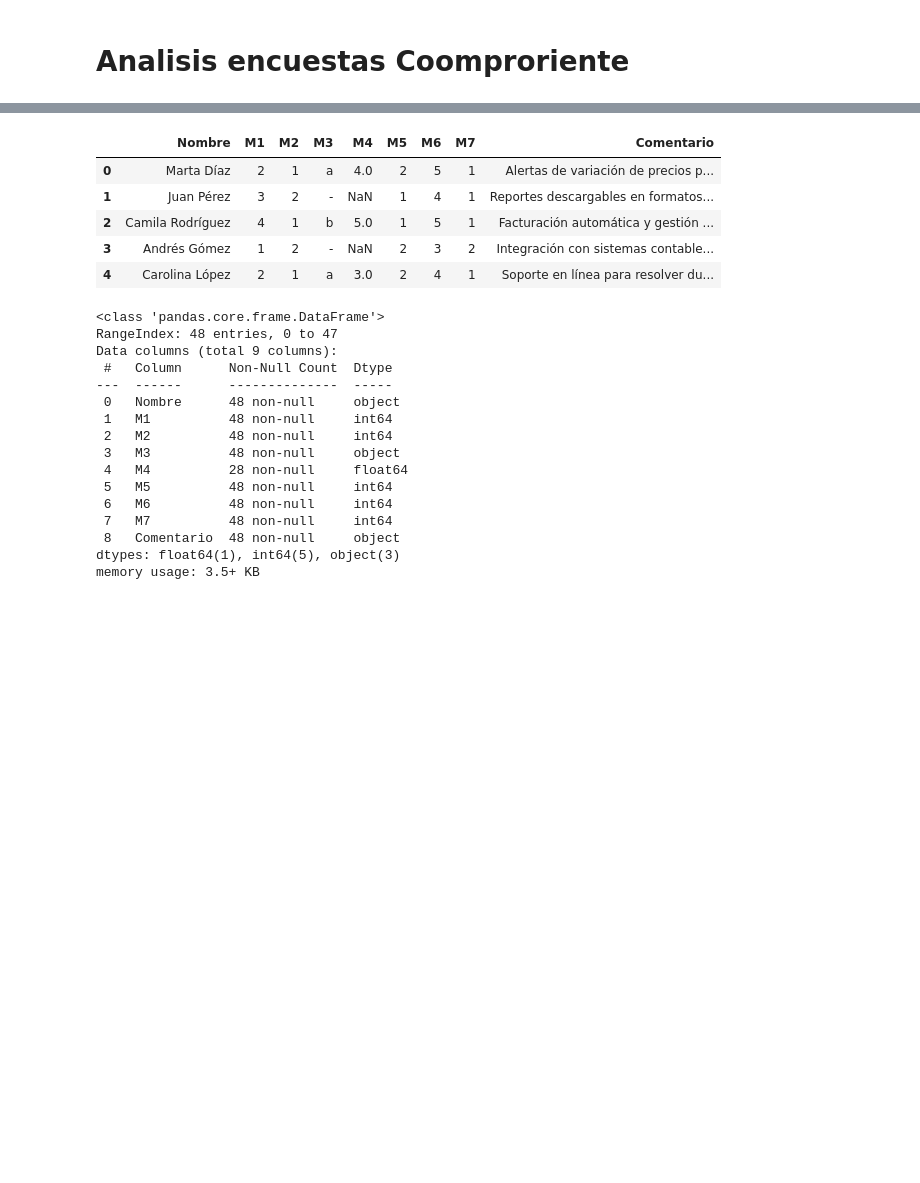
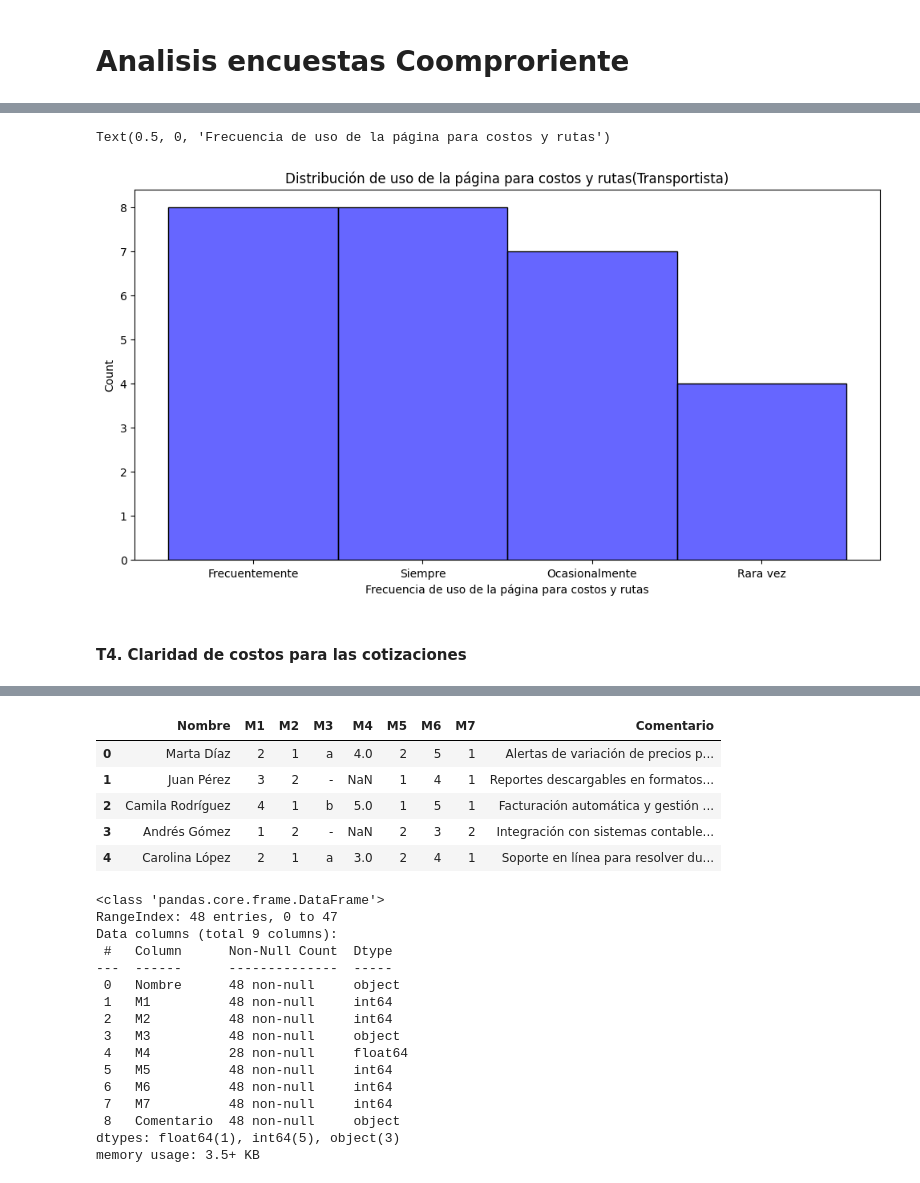
Before and after one commit to santiloc-hub/coomproriente-marketplace-analytics, a Jupyter notebook: Notebooks/Analisis_Encuestas.ipynb, the cells around one changed output, grey strips where cells are left out. Saved outputs shown, nothing was run; the diff lists cells and outputs as text; code cells hidden in the pictures; blank space fills up the shorter version.

```diff
--- a/Notebooks/Analisis_Encuestas.ipynb
+++ b/Notebooks/Analisis_Encuestas.ipynb
@@ -8,0 +98,3 @@ import seaborn as sns
+# %%
+# Filtrar con los que conocen la pagina
+df_trn_vd = df_trn[df_trn['T2'] == 'Si']
@@ -8,0 +103,4 @@ import seaborn as sns
+# %%
+T3_dict={ '2':'Rara vez', '3':'Ocasionalmente', '4':'Frecuentemente', '5':'Siempre'}
+df_trn_vd['T3'] = df_trn_vd['T3'].map(T3_dict)
+df_trn_vd['T3'].value_counts()
@@ -8,0 +119,11 @@ import seaborn as sns
+# %%
+# Graficar la cantidad de respuestas por cada pregunta
+plt.figure(figsize=(12, 6))
+sns.histplot(df_trn_vd['T3'], bins=10, color='blue', alpha=0.6)
+plt.title('Distribución de uso de la página para costos y rutas(Transportista)')
+plt.xlabel('Frecuencia de uso de la página para costos y rutas')
+# %% [output]
+Text(0.5, 0, 'Frecuencia de uso de la página para costos y rutas')
+[figure, added]
+# %% [markdown]
+#### T4. Claridad de costos para las cotizaciones
```
Also changed, not shown: parts of 28 cells of this notebook.
